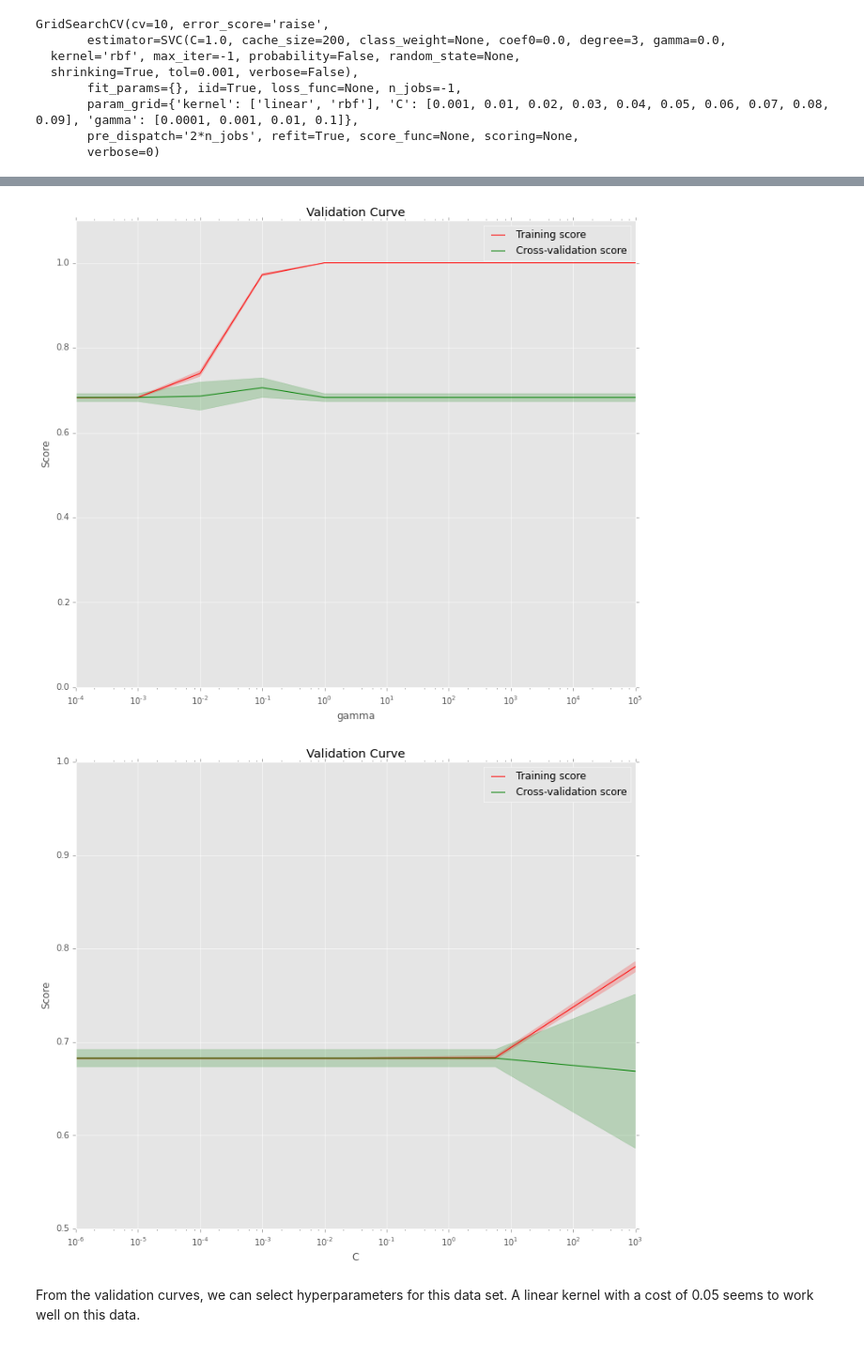
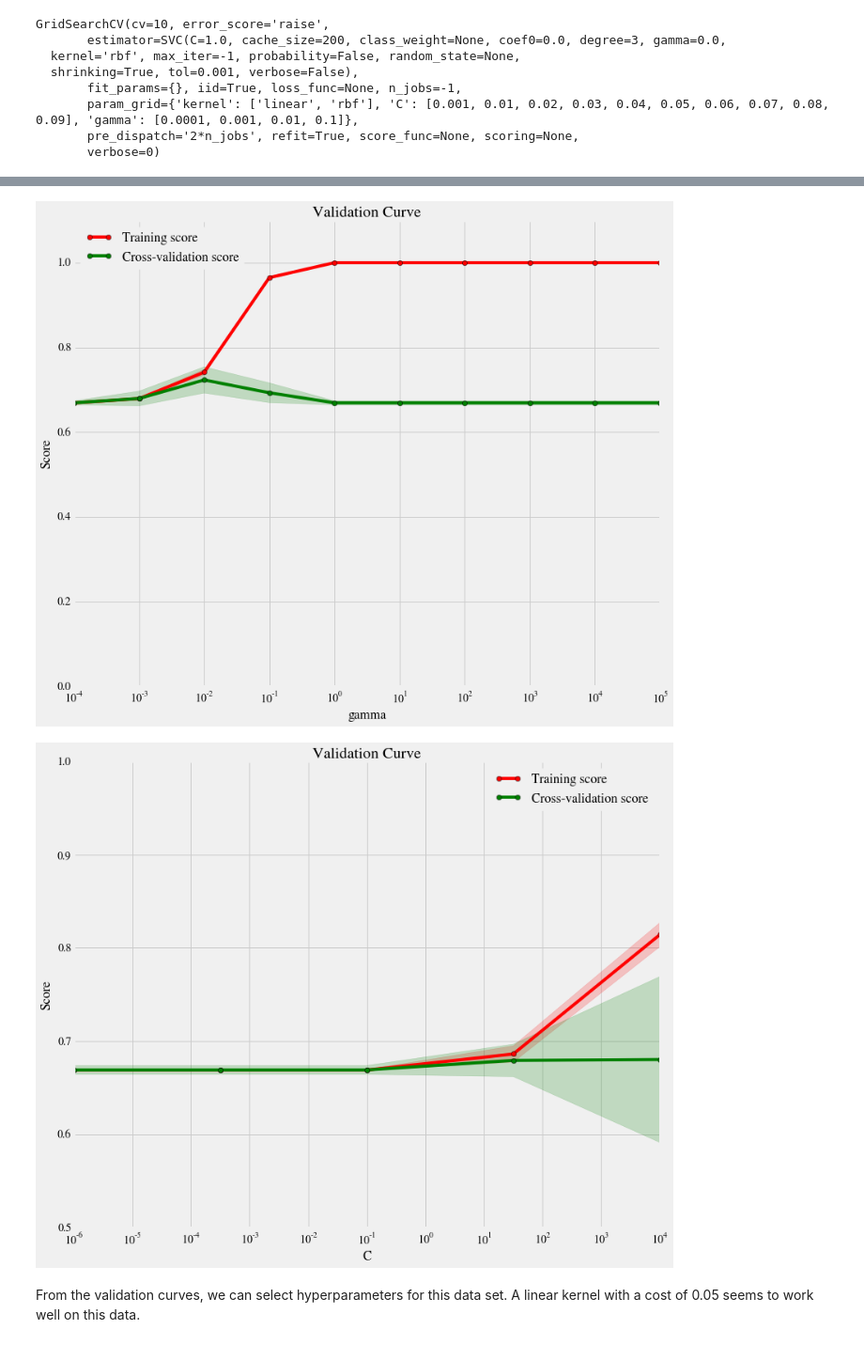
Before and after one commit to Sandeep42/Machine-Learning-Engineer-Udacity, a Jupyter notebook: projects/student_intervention/student_intervention.ipynb, the cells around one changed output, grey strips where cells are left out. Shown at 94% size. Cells and saved outputs as stored; diff of their text form; code cells hidden in the pictures.

```diff
--- a/projects/student_intervention/student_intervention.ipynb
+++ b/projects/student_intervention/student_intervention.ipynb
@@ -20,7 +20,16 @@ import pandas as pd
 import matplotlib
 %pylab inline
 pylab.rcParams['figure.figsize'] = (12, 10)
-plt.style.use('ggplot')
+#pylab.rcParams['figure.figsize'] = (10, 6)
+pylab.rcParams['figure.dpi'] = 150
+#rcParams['axes.color_cycle'] = dark2_colors
+pylab.rcParams['lines.linewidth'] = 2
+pylab.rcParams['axes.facecolor'] = 'white'
+pylab.rcParams['font.size'] = 16
+pylab.rcParams['patch.edgecolor'] = 'white'
+#rcParams['patch.facecolor'] = dark2_colors[0]
+rcParams['font.family'] = 'StixGeneral'
+plt.style.use('fivethirtyeight')
 import matplotlib.pyplot as pl
 # %% [output]
 Populating the interactive namespace from numpy and matplotlib
@@ -290,6 +301,7 @@ def plot_learning_curve(estimator, title, X, y, ylim=None, cv=None,
         plt.ylim(ylim)
     plt.title(title)
 # %%
+from sklearn.learning_curve import validation_curve
 def plot_validation_curve(estimator, X_train, y_train, param_name, param_range, ylim= None, semilog= True):
 
     param_range = param_range
@@ -304,10 +316,10 @@ def plot_validation_curve(estimator, X_train, y_train, param_name, param_range,
     plt.ylabel("Score")
     plt.ylim(0.0, 1.1)
     if semilog == True:
-        plt.semilogx(param_range, train_scores_mean, label="Training score", color="r")
+        plt.semilogx(param_range, train_scores_mean, 'o-',label="Training score", color="r")
         plt.fill_between(param_range, train_scores_mean - train_scores_std,
                  train_scores_mean + train_scores_std, alpha=0.2, color="r")
-        plt.semilogx(param_range, test_scores_mean, label="Cross-validation score",
+        plt.semilogx(param_range, test_scores_mean, 'o-',label="Cross-validation score",
              color="g")
         plt.fill_between(param_range, test_scores_mean - test_scores_std,
                  test_scores_mean + test_scores_std, alpha=0.2, color="g")
@@ -316,10 +328,10 @@ def plot_validation_curve(estimator, X_train, y_train, param_name, param_range,
             plt.ylim(ylim)
         plt.show()
     else:
-        plt.plot(param_range, train_scores_mean, label="Training score", color="r")
+        plt.plot(param_range, train_scores_mean, 'o-',label="Training score", color="r")
         plt.fill_between(param_range, train_scores_mean - train_scores_std,
                  train_scores_mean + train_scores_std, alpha=0.2, color="r")
-        plt.plot(param_range, test_scores_mean, label="Cross-validation score",
+        plt.plot(param_range, test_scores_mean, 'o-',label="Cross-validation score",
              color="g")
         plt.fill_between(param_range, test_scores_mean - test_scores_std,
                  test_scores_mean + test_scores_std, alpha=0.2, color="g")
@@ -659,13 +671,13 @@ plot_validation_curve(estimator=SVC(),X_train= X_train, y_train= y_train,
                       param_name="gamma",
                      param_range = np.logspace(-4, 5, 10), semilog = True)
 # %% [output]
-[figure, old version]
+[figure, new version]
 # %%
 plot_validation_curve(estimator=SVC(gamma=0.0001),X_train= X_train, y_train= y_train,
                       param_name="C",
-                     param_range = np.logspace(-6, 3, 5), semilog = True, ylim= (0.5,1))
+                     param_range = np.logspace(-6, 4, 5), semilog = True, ylim= (0.5,1))
 # %% [output]
-[figure, old version]
+[figure, new version]
 # %% [markdown]
 From the validation curves, we can select hyperparameters for this data set. A linear kernel with a cost of 0.05 seems to work well on this data.
 # %% [markdown]
```
Also changed, not shown: parts of 33 cells of this notebook, 1 other file.
